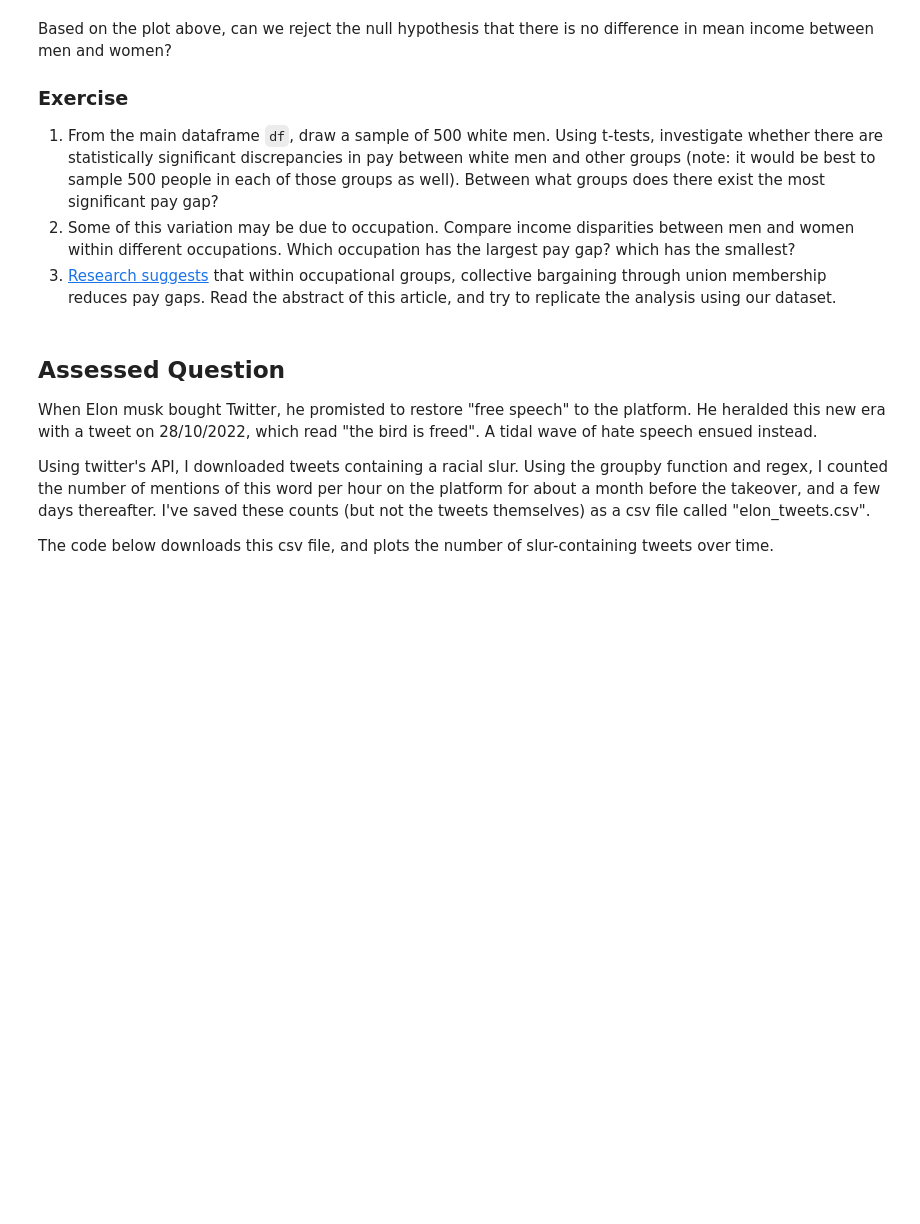
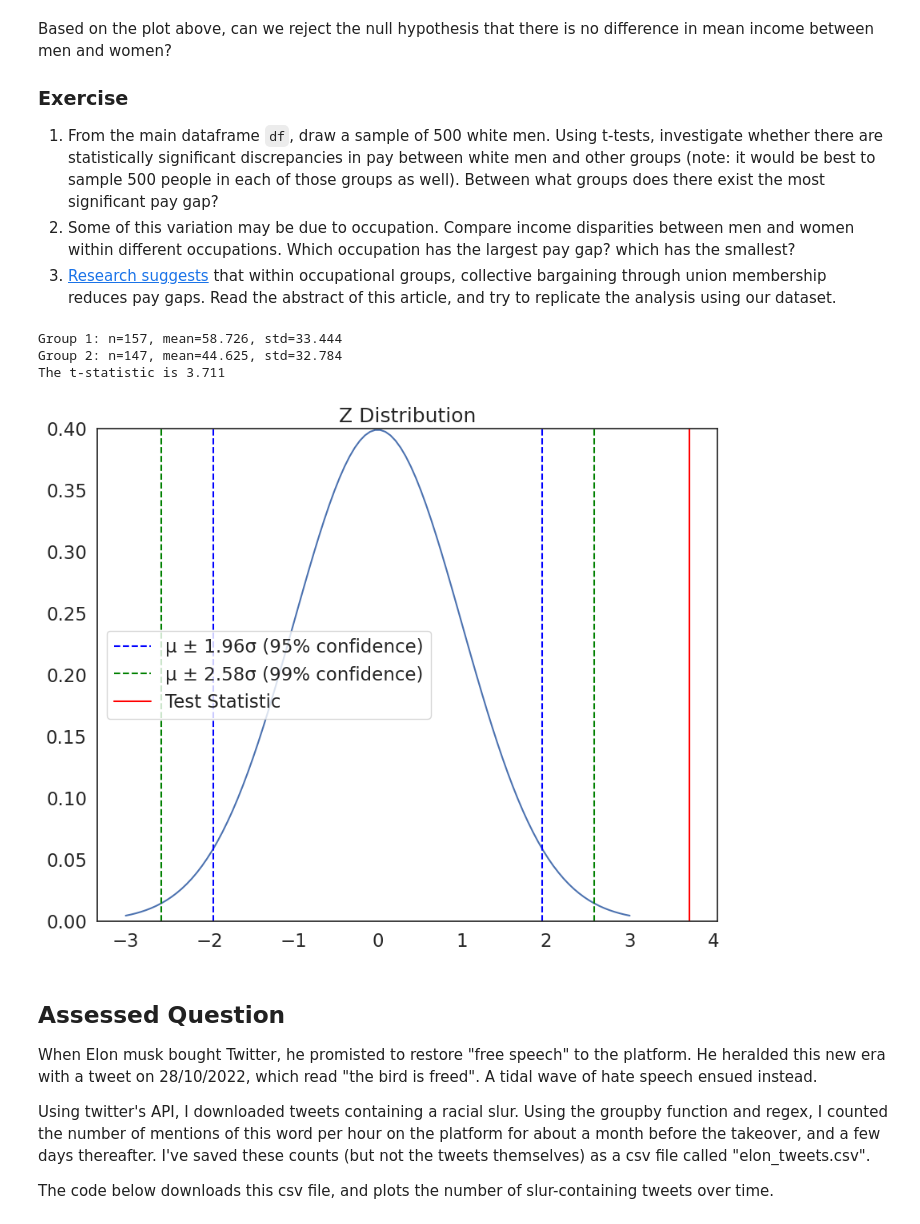
Before and after one commit to gr8imajoke/QM2, a Jupyter notebook: notebooks/W07. Hypothesis Testing.ipynb, the cells around one changed output. Drawn from its saved outputs; the diff is of its cells as text; code cells hidden in the pictures; blank space fills up the shorter version.

```diff
--- a/notebooks/W07. Hypothesis Testing.ipynb
+++ b/notebooks/W07. Hypothesis Testing.ipynb
@@ -292,6 +293,80 @@ Based on the plot above, can we reject the null hypothesis that there is no diff
 1. From the main dataframe `df`, draw a sample of 500 white men. Using t-tests, investigate whether there are statistically significant discrepancies in pay between white men and other groups (note: it would be best to sample 500 people in each of those groups as well). Between what groups does there exist the most significant pay gap?
 2. Some of this variation may be due to occupation. Compare income disparities between men and women within different occupations. Which occupation has the largest pay gap? which has the smallest?
 3. [Research suggests](https://journals.sagepub.com/doi/abs/10.1177/0730888401028004005) that within occupational groups, collective bargaining through union membership reduces pay gaps. Read the abstract of this article, and try to replicate the analysis using our dataset.
+# %%
+# ANS TO PREV QN:
+# At the 95% confidence level, the critical value is 1.96
+# At the 99% confidence level, the critical value is 2.58
+# test stat is 7.502
+# so If our test statistic exceeds either of these values, we can reject the null hypothesis with the according level of confidence.
+# If the red line falls within the dotted lines, we fail to reject the null hypothesis at the corresponding confidence level. If it’s outside of these bounds, we reject the null hypothesis.
+# cannot reject either ;
+# ANS = i.e. There is no diff in the mean income between men and women.
+
+#EXERCISE:
+#sample of 500 white men from df
+sample=df.sample(500) # draw a random sample of 1000 observations from the dataframe
+white_men = sample[(sample['sex'] == 1) & (sample['race'] == 1)]
+
+#t-test = diff in pay between white men & other groups (XX)
+
+#white women
+white_women = sample[(sample['sex'] == 2) & (sample['race'] == 1)]
+
+t = manual_ttest(white_men['income'],white_women['income']) # this is the test statistic
+plot_z(t)
+#so i reject null?
+
+#Black MEN
+black_men = sample[(sample['sex'] == 1) & (sample['race'] == 2)]
+
+
+# Black WOMEN
+black_women = sample[(sample['sex'] == 2) & (sample['race'] == 2)]
+
+
+# Hispanic MEN
+hispanic_men = sample[(sample['sex'] == 1) & (sample['race'] == 3)]
+
+
+# Hispanic WOMEN
+hispanic_women = sample[(sample['sex'] == 2) & (sample['race'] == 3)]
+
+
+# OTHER MEN
+other_men = sample[(sample['sex'] == 1) & (sample['race'] == 4)]
+
+
+# OTHER WOMEN
+other_women = sample[(sample['sex'] == 2) & (sample['race'] == 4)]
+
+
+# which groups have the biggest gap
+
+# compare income disparities between men & women in diff occupations
+
+# occupation w largest pay gap
+
+# smallest pay gap
+
+
+# '''
+# The authors study the effect of unionization on gender wage differentials for production workers in nine U.S. manufacturing industries.
+# They find that the wage gap is significantly smaller in unionized establishments for six of the industries,
+# even after controlling for occupation and establishment gender composition. But this union effect does not hold within three industries.
+# The authors conclude that unionization generally reduces wage inequality between blue-collar men and women,
+# but the effect might be contingent both on the overall proportion of women in an industry and on union characteristics.
+# The authors discuss the implications of these findings for income inequality and union policies.
+# '''
+
+# replicate the analysis
+
+# impact of unions on wage gap
+# %% [output]
+Group 1: n=157, mean=58.726, std=33.444
+Group 2: n=147, mean=44.625, std=32.784
+The t-statistic is 3.711
+[figure, added]
 # %% [markdown]
 ## Assessed Question
 
```
Also changed, not shown: parts of 13 cells of this notebook.
